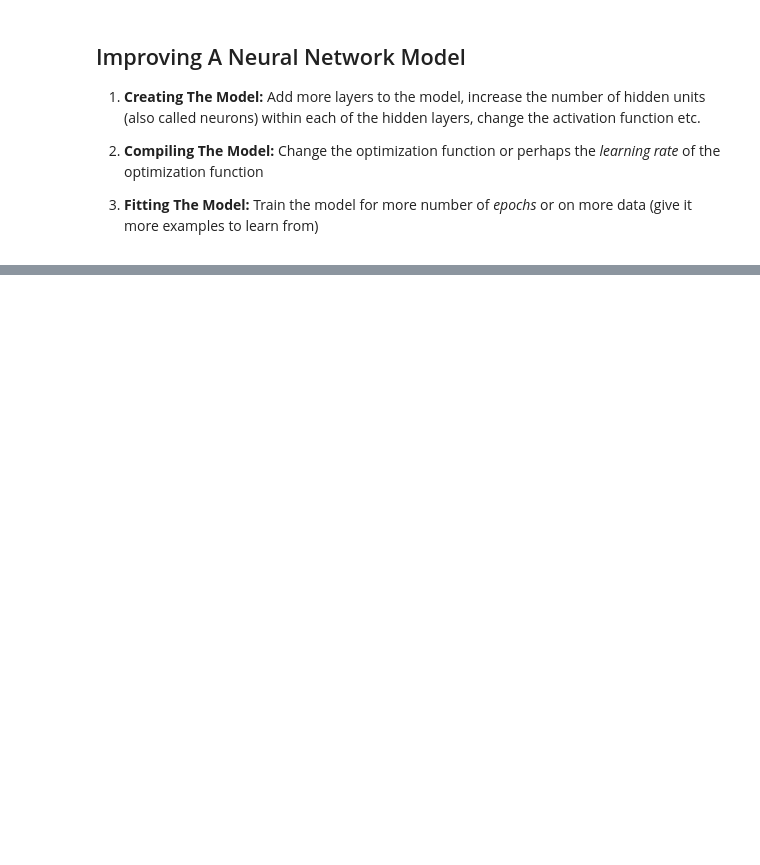
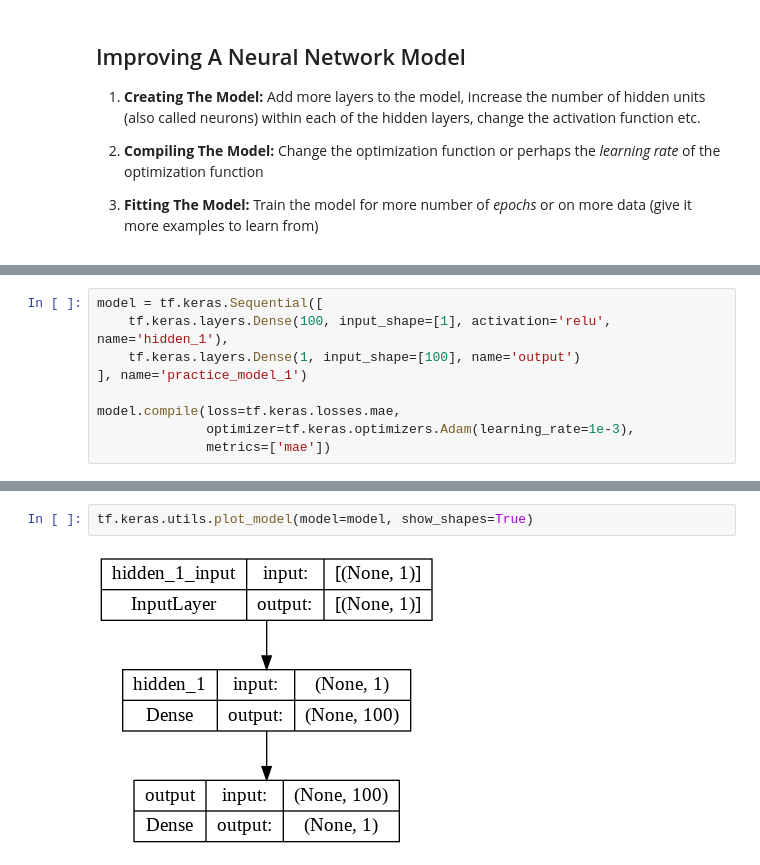
Before and after one commit to enigma6174/tensorflow-learn, a Jupyter notebook: regression/introduction_to_regression.ipynb, the cells around one changed output, grey strips where cells are left out. Drawn from its saved outputs; the diff is of its cells as text; blank space fills up the shorter version.

```diff
--- a/regression/introduction_to_regression.ipynb
+++ b/regression/introduction_to_regression.ipynb
@@ -271,0 +312,9 @@ array([[54.06441 ],
+# %%
+model = tf.keras.Sequential([
+    tf.keras.layers.Dense(100, input_shape=[1], activation='relu', name='hidden_1'),
+    tf.keras.layers.Dense(1, input_shape=[100], name='output')
+], name='practice_model_1')
+
+model.compile(loss=tf.keras.losses.mae,
+              optimizer=tf.keras.optimizers.Adam(learning_rate=1e-3),
+              metrics=['mae'])
@@ -271,0 +337,4 @@ array([[54.06441 ],
+# %%
+tf.keras.utils.plot_model(model=model, show_shapes=True)
+# %% [output]
+[figure, added]
```
Also changed, not shown: parts of 61 cells of this notebook.
